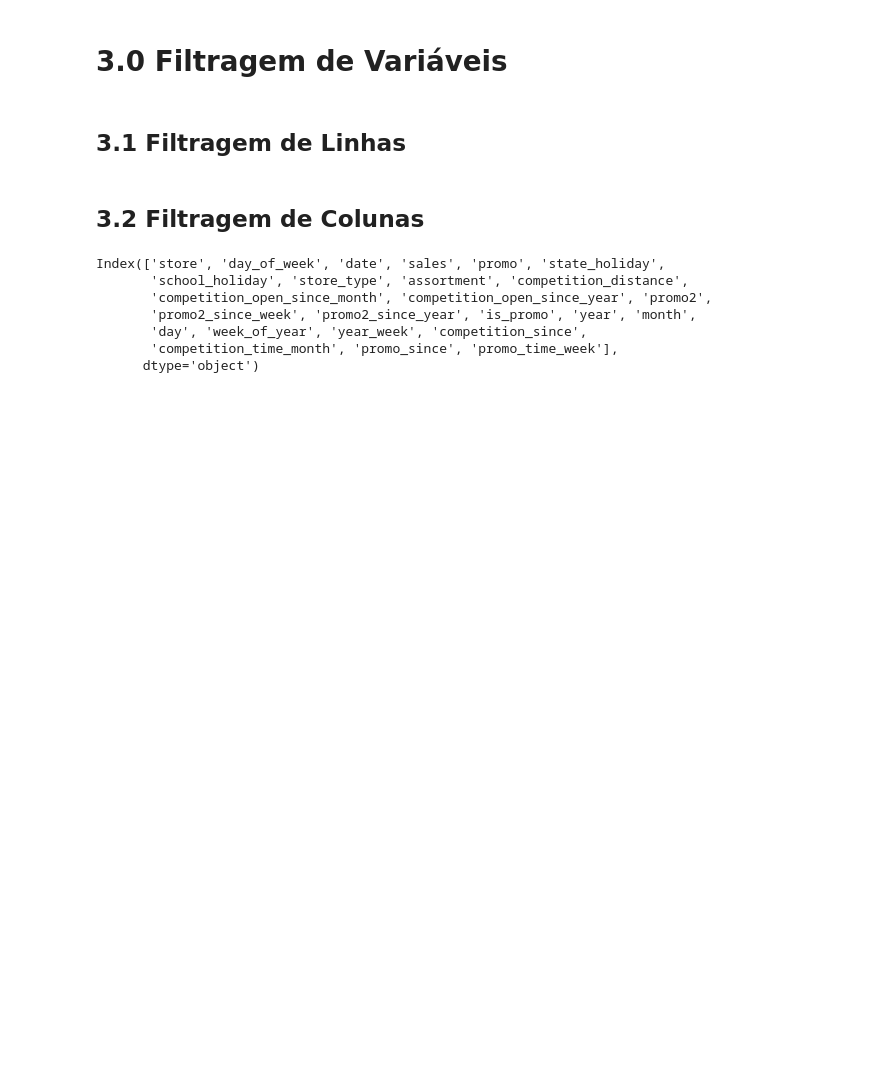
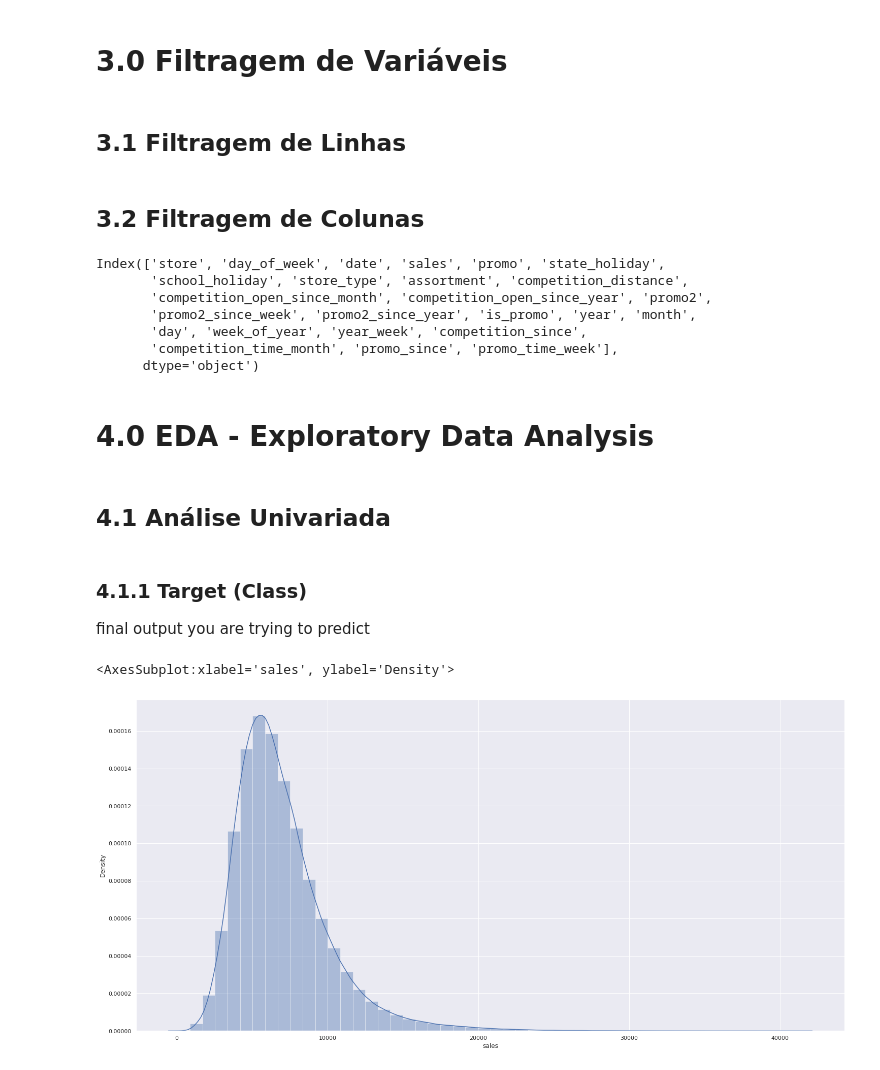
Before and after one commit to soaresvml/dsemproducao, a Jupyter notebook: m02_v01_store_sales_prediction.ipynb, the cells around one changed output. Drawn from its saved outputs; the diff is of its cells as text; code cells hidden in the pictures; blank space fills up the shorter version.

```diff
--- a/m02_v01_store_sales_prediction.ipynb
+++ b/m02_v01_store_sales_prediction.ipynb
@@ -501,3 +581,17 @@ Index(['store', 'day_of_week', 'date', 'sales', 'promo', 'state_holiday',
        'day', 'week_of_year', 'year_week', 'competition_since',
        'competition_time_month', 'promo_since', 'promo_time_week'],
       dtype='object')
+# %% [markdown]
+# 4.0 EDA - Exploratory Data Analysis
+# %%
+df4 = df3.copy()
+# %% [markdown]
+## 4.1 Análise Univariada
+# %% [markdown]
+### 4.1.1 Target (Class)
+final output you are trying to predict
+# %%
+sns.distplot( df4['sales'] )
+# %% [output]
+<AxesSubplot:xlabel='sales', ylabel='Density'>
+[figure, added]
```
Also changed, not shown: parts of 21 cells of this notebook.
